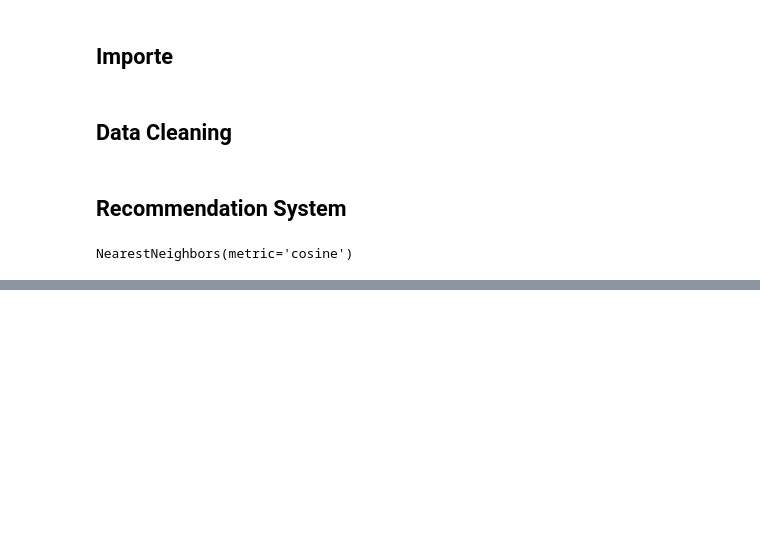
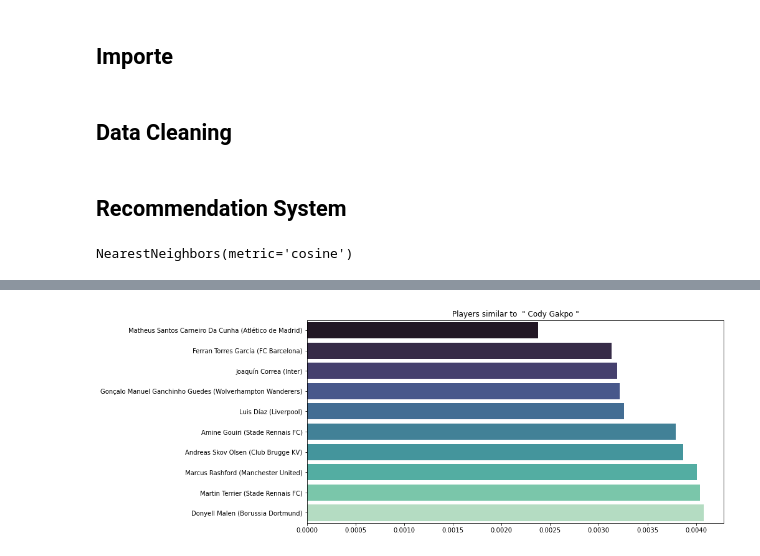
Before and after one commit to thober1987/fifa_similar_players, a Jupyter notebook: FIFA Similar Players_011122.ipynb, the cells around one changed output, grey strips where cells are left out. Cells and saved outputs as stored; diff of their text form; code cells hidden in the pictures; blank space fills up the shorter version.

```diff
--- a/FIFA Similar Players_011122.ipynb
+++ b/FIFA Similar Players_011122.ipynb
@@ -174,0 +175,4 @@ similar_player("Fabian Rieder")
+# %%
+similar_player("Cody Gakpo")
+# %% [output]
+[figure, added]
```
Also changed, not shown: parts of 3 cells of this notebook.
